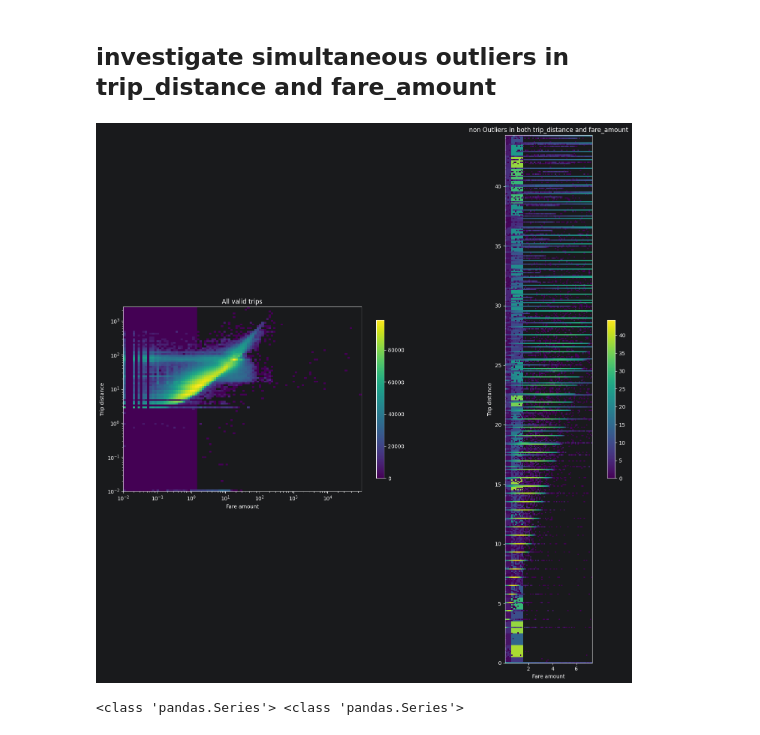
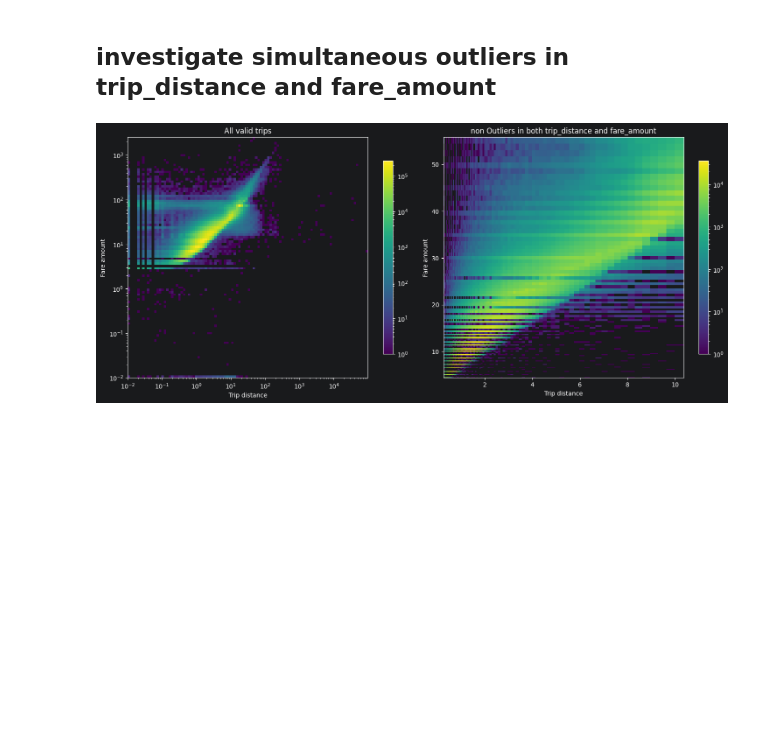
Before and after one commit to lazarosmpistas/ny-taxi-predictor, a Jupyter notebook: src/data_management/data_exploration.ipynb, the cells around one changed output. Drawn from its saved outputs; the diff is of its cells as text; code cells hidden in the pictures; blank space fills up the shorter version.

Commit message:
still fighting the diagrams

```diff
--- a/src/data_management/data_exploration.ipynb
+++ b/src/data_management/data_exploration.ipynb
@@ -177,7 +189,8 @@ invalid_condition = (zero_distance | negative_distance | null_distance |
                      invalid_vendor | null_vendor |
                      invalid_ratecode | null_ratecode |
                      zero_dt | negative_dt | null_dt |
-                     zero_fare_amount | negative_fare_amount | null_fare_amount | inconsistent_fare_amount)
+                     zero_fare_amount | negative_fare_amount | null_fare_amount |
+                     zero_total_fare_amount | negative_total_fare_amount | null_total_fare_amount | inconsistent_total_fare_amount)
 '''
 print(150*"*")
 df_invalid = df_main.loc[invalid_condition]
@@ -242,13 +255,14 @@ plt.show()
 # %% [markdown]
 ## trip_distance outlier detection
 # %%
-q1 = np.quantile(df_valid["trip_distance"], 0.25)
-q3 = np.quantile(df_valid["trip_distance"], 0.75)
+q0 = np.quantile(df_valid["trip_distance"], 0.01)
+q1 = np.quantile(df_valid["trip_distance"], 0.2)
+q3 = np.quantile(df_valid["trip_distance"], 0.8)
 
 iqr = q3-q1
 
 upper_bound = q3 + 1.5*iqr
-lower_bound = np.max([q1 - 1.5*iqr, 0])
+lower_bound = q0
 
 median = q1+0.5*iqr
 
@@ -264,13 +278,14 @@ num of valids: 11309053, num of norms: 9717140, num of outliers: 1591913
 # %% [markdown]
 ## fare outlier detection
 # %%
-q1 = np.quantile(df_valid["fare_amount"], 0.25)
-q3 = np.quantile(df_valid["fare_amount"], 0.75)
+q0 = np.quantile(df_valid["fare_amount"], 0.01)
+q1 = np.quantile(df_valid["fare_amount"], 0.2)
+q3 = np.quantile(df_valid["fare_amount"], 0.8)
 
 iqr = q3-q1
 
 upper_bound = q3 + 1.5*iqr
-lower_bound = np.max([q1 - 1.5*iqr, 0])
+lower_bound = q0
 
 median = q1+0.5*iqr
 
@@ -287,42 +302,48 @@ num of valids: 11309053, num of norms: 10257450, num of outliers: 1051603
 ## investigate simultaneous outliers in trip_distance and fare_amount
 # %%
 # for matplotlib imshow, we need to convert the data to float
-df = df_valid.astype({"fare_amount": float, "trip_distance": float})[["fare_amount", "trip_distance"]]
+#df = df_valid.astype({"fare_amount": float, "trip_distance": float})[["fare_amount", "trip_distance"]]
+df = df_valid
 df_pruned = df.loc[~outlier_condition_distance & ~outlier_condition_fare]
 # %%
 from matplotlib.pyplot import imshow
 from matplotlib.colors import LogNorm
 
 fig, ax = plt.subplots(1, 2, figsize=(15, 15))
 
-all_hist2d = ax[0].hist2d(x=df["trip_distance"], y=df["fare_amount"],
-             bins=[np.geomspace(df[df["trip_distance"]>0]["trip_distance"].min(), df["trip_distance"].max(), 101),
-                   np.geomspace(df[df["fare_amount"]>0]["fare_amount"].min(), df["fare_amount"].max(), 101)],
+_, _, _, mesh = ax[0].hist2d(x=df["trip_distance"], y=df["fare_amount"],
+             bins=[np.geomspace(df["trip_distance"].min(), df["trip_distance"].max(), 101),
+                   np.geomspace(df["fare_amount"].min(), df["fare_amount"].max(), 101)],
              norm=LogNorm(),
              cmin=1)
 ax[0].set_title("All valid trips")
-ax[0].set_xlabel("Fare amount")
-ax[0].set_ylabel("Trip distance")
+ax[0].set_xlabel("Trip distance")
+ax[0].set_ylabel("Fare amount")
 ax[0].set_xscale("log")
 ax[0].set_yscale("log")
-plt.colorbar(ax[0].imshow(df[["trip_distance", "fare_amount"]]), shrink=0.3)
+ax[0].set_box_aspect(1)
+ax[0].set_aspect('auto')
+#plt.colorbar(ax[0].imshow(df[["trip_distance", "fare_amount"]]), shrink=0.3)
+fig.colorbar(mesh, ax=ax[0], shrink=0.3)
 
-pruned_hist2d = ax[1].hist2d(x=df_pruned["trip_distance"],
+_, _, _, mesh = ax[1].hist2d(x=df_pruned["trip_distance"],
              y=df_pruned["fare_amount"],
-             bins=[10*int(df_pruned["trip_distance"].max()), 10*int(df_pruned["fare_amount"].max())],
+             #bins=[10*int(df_pruned["trip_distance"].max()), 10*int(df_pruned["fare_amount"].max())],
+             bins=[np.geomspace(df_pruned["trip_distance"].min(), df_pruned["trip_distance"].max(), 101),
+                   np.geomspace(df_pruned["fare_amount"].min(), df_pruned["fare_amount"].max(), 101)],
              norm=LogNorm(),
              cmin=1)
 ax[1].set_title("non Outliers in both trip_distance and fare_amount")
-ax[1].set_xlabel("Fare amount")
-ax[1].set_ylabel("Trip distance")
-plt.colorbar(ax[1].imshow(df[~outlier_condition_distance & ~outlier_condition_fare][["trip_distance", "fare_amount"]]), shrink=0.3)
+ax[1].set_xlabel("Trip distance")
+ax[1].set_ylabel("Fare amount")
+ax[1].set_box_aspect(1)
+ax[1].set_aspect('auto')
+#ax[1].set_xlim(df_pruned["trip_distance"].min(), df_pruned["trip_distance"].max())
+#ax[1].set_ylim(df_pruned["fare_amount"].min(), df_pruned["fare_amount"].max())
+fig.colorbar(mesh, ax=ax[1], shrink=0.3)
+#plt.colorbar(ax[1].imshow(df[~outlier_condition_distance & ~outlier_condition_fare][["trip_distance", "fare_amount"]]), shrink=0.3)
 
 fig.tight_layout()
-
 plt.show()
 # %% [output]
-[figure, old version]
+[figure, new version]
-# %%
-print(type(df[~outlier_condition_distance & ~outlier_condition_fare]["trip_distance"]), type(df["trip_distance"]))
-# %% [output]
-<class 'pandas.Series'> <class 'pandas.Series'>
```
Also changed, not shown: parts of 11 cells of this notebook.
